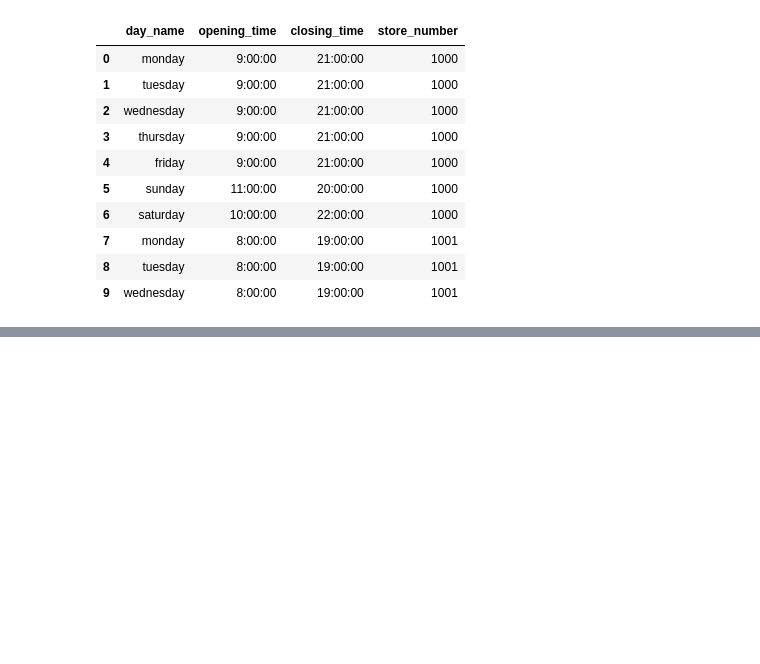
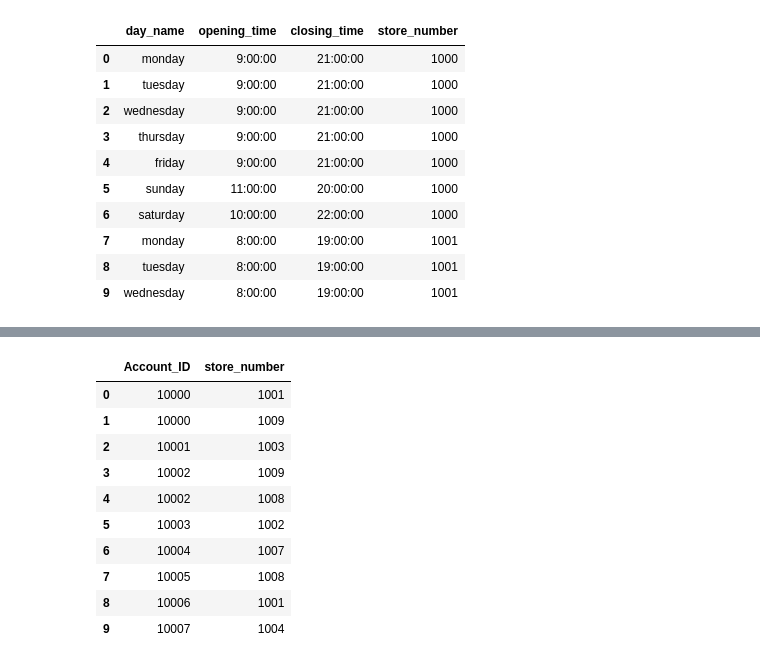
Before and after one commit to MarT1AZ/Apple_DB, a Jupyter notebook: Generating_script/GenData_AppleDB.ipynb, the cells around one changed output, grey strips where cells are left out. Saved outputs shown, nothing was run; the diff lists cells and outputs as text; code cells hidden in the pictures; blank space fills up the shorter version.

```diff
--- a/Generating_script/GenData_AppleDB.ipynb
+++ b/Generating_script/GenData_AppleDB.ipynb
@@ -397,0 +420,21 @@ week_day_df.to_csv('Week_day.csv')
+# %%
+mapping = {'Account_ID':[],'store_number':[]}
+numstore_per_acc = np.random.randint(1,3,size = Account_df.shape[0])
+for idx in range(0,Account_df.shape[0]):
+  for sn in Physical_store['store_number'].sample(numstore_per_acc[idx]).values:
+    mapping['Account_ID'].append(Account_df.loc[idx,'Account_ID'])
+    mapping['store_number'].append(sn)
+mapping_df = pd.DataFrame(mapping)
+mapping_df[:10]
+# %% [output]
+|  | Account_ID | store_number |
+| 0 | 10000 | 1001 |
+| 1 | 10000 | 1009 |
+| 2 | 10001 | 1003 |
+| 3 | 10002 | 1009 |
+| 4 | 10002 | 1008 |
+| 5 | 10003 | 1002 |
+| 6 | 10004 | 1007 |
+| 7 | 10005 | 1008 |
+| 8 | 10006 | 1001 |
+| 9 | 10007 | 1004 |
```
Also changed, not shown: parts of 8 cells of this notebook.
